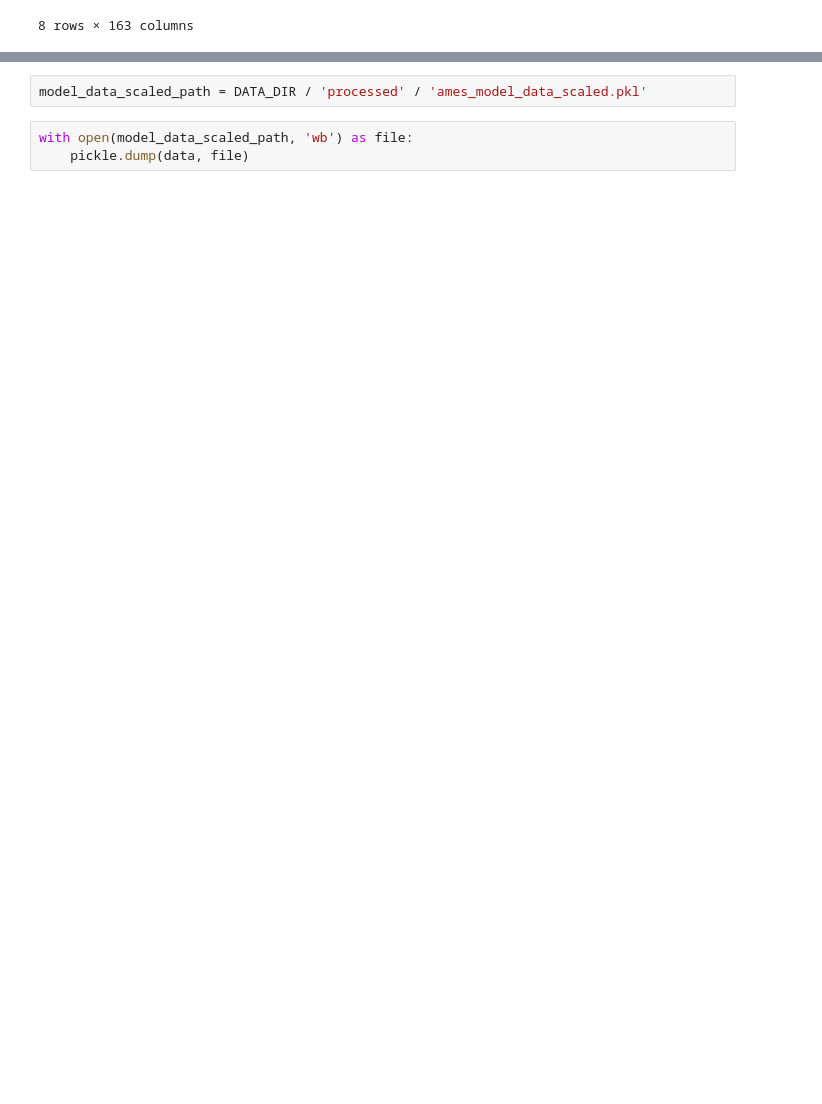
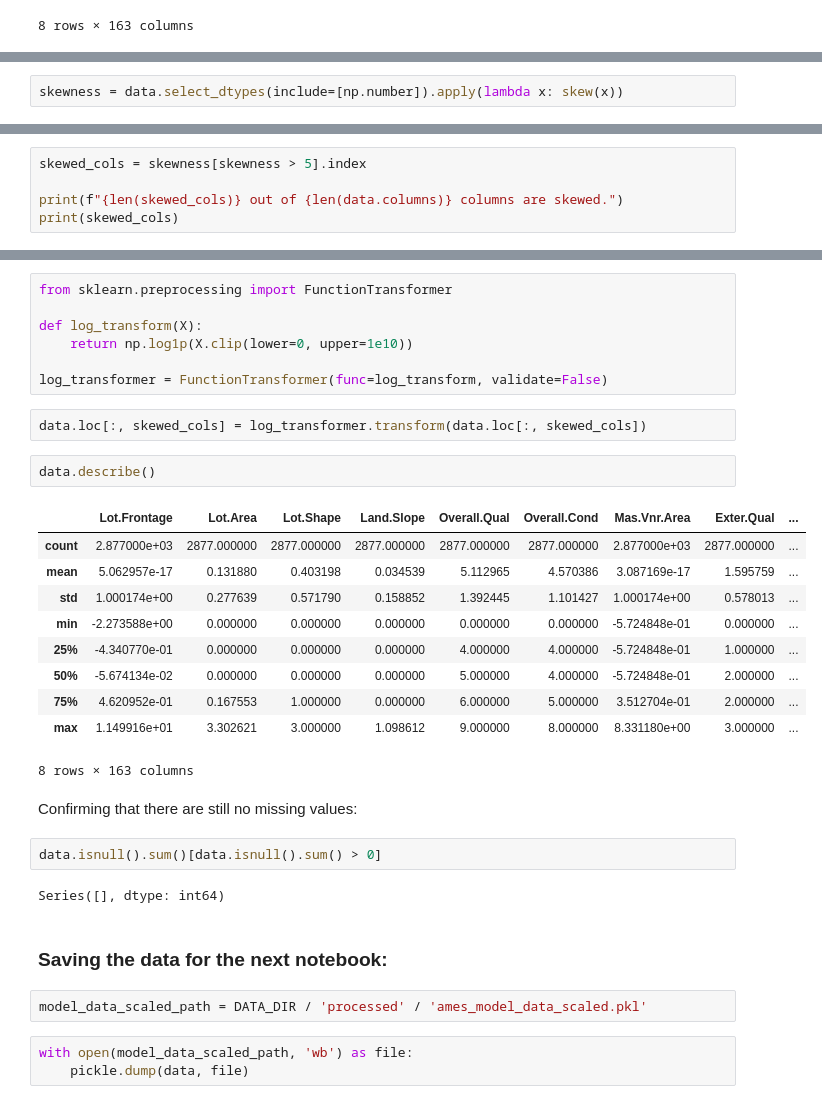
Before and after one commit to MekhyW/AmesHousingDataset, a Jupyter notebook: notebooks/04_transforming_model_data.ipynb, the cells around one changed output, grey strips where cells are left out. Drawn from its saved outputs; the diff is of its cells as text; blank space fills up the shorter version.

Commit message:
log_transform

```diff
--- a/notebooks/04_scaling_model_data.ipynb
+++ b/notebooks/04_transforming_model_data.ipynb
@@ -113,0 +126,2 @@ data.describe()
+# %%
+skewness = data.select_dtypes(include=[np.number]).apply(lambda x: skew(x))
@@ -113,0 +145,5 @@ data.describe()
+# %%
+skewed_cols = skewness[skewness > 5].index
+
+print(f"{len(skewed_cols)} out of {len(data.columns)} columns are skewed.")
+print(skewed_cols)
@@ -114,3 +174,33 @@ data.describe()
+# %%
+from sklearn.preprocessing import FunctionTransformer
+
+def log_transform(X):
+    return np.log1p(X.clip(lower=0, upper=1e10))
+
+log_transformer = FunctionTransformer(func=log_transform, validate=False)
+# %%
+data.loc[:, skewed_cols] = log_transformer.transform(data.loc[:, skewed_cols])
+# %%
+data.describe()
+# %% [output]
+|  | Lot.Frontage | Lot.Area | Lot.Shape | Land.Slope | Overall.Qual | Overall.Cond | Mas.Vnr.Area | Exter.Qual | ... |
+| count | 2.877000e+03 | 2877.000000 | 2877.000000 | 2877.000000 | 2877.000000 | 2877.000000 | 2.877000e+03 | 2877.000000 | ... |
+| mean | 5.062957e-17 | 0.131880 | 0.403198 | 0.034539 | 5.112965 | 4.570386 | 3.087169e-17 | 1.595759 | ... |
+| std | 1.000174e+00 | 0.277639 | 0.571790 | 0.158852 | 1.392445 | 1.101427 | 1.000174e+00 | 0.578013 | ... |
+| min | -2.273588e+00 | 0.000000 | 0.000000 | 0.000000 | 0.000000 | 0.000000 | -5.724848e-01 | 0.000000 | ... |
+| 25% | -4.340770e-01 | 0.000000 | 0.000000 | 0.000000 | 4.000000 | 4.000000 | -5.724848e-01 | 1.000000 | ... |
+| 50% | -5.674134e-02 | 0.000000 | 0.000000 | 0.000000 | 5.000000 | 4.000000 | -5.724848e-01 | 2.000000 | ... |
+| 75% | 4.620952e-01 | 0.167553 | 1.000000 | 0.000000 | 6.000000 | 5.000000 | 3.512704e-01 | 2.000000 | ... |
+| max | 1.149916e+01 | 3.302621 | 3.000000 | 1.098612 | 9.000000 | 8.000000 | 8.331180e+00 | 3.000000 | ... |
+8 rows × 163 columns
+# %% [markdown]
+Confirming that there are still no missing values:
+# %%
+data.isnull().sum()[data.isnull().sum() > 0]
+# %% [output]
+Series([], dtype: int64)
+# %% [markdown]
+### Saving the data for the next notebook:
 # %%
 model_data_scaled_path = DATA_DIR / 'processed' / 'ames_model_data_scaled.pkl'
 # %%
```
Also changed, not shown: parts of 7 cells of this notebook, 1 other file.
